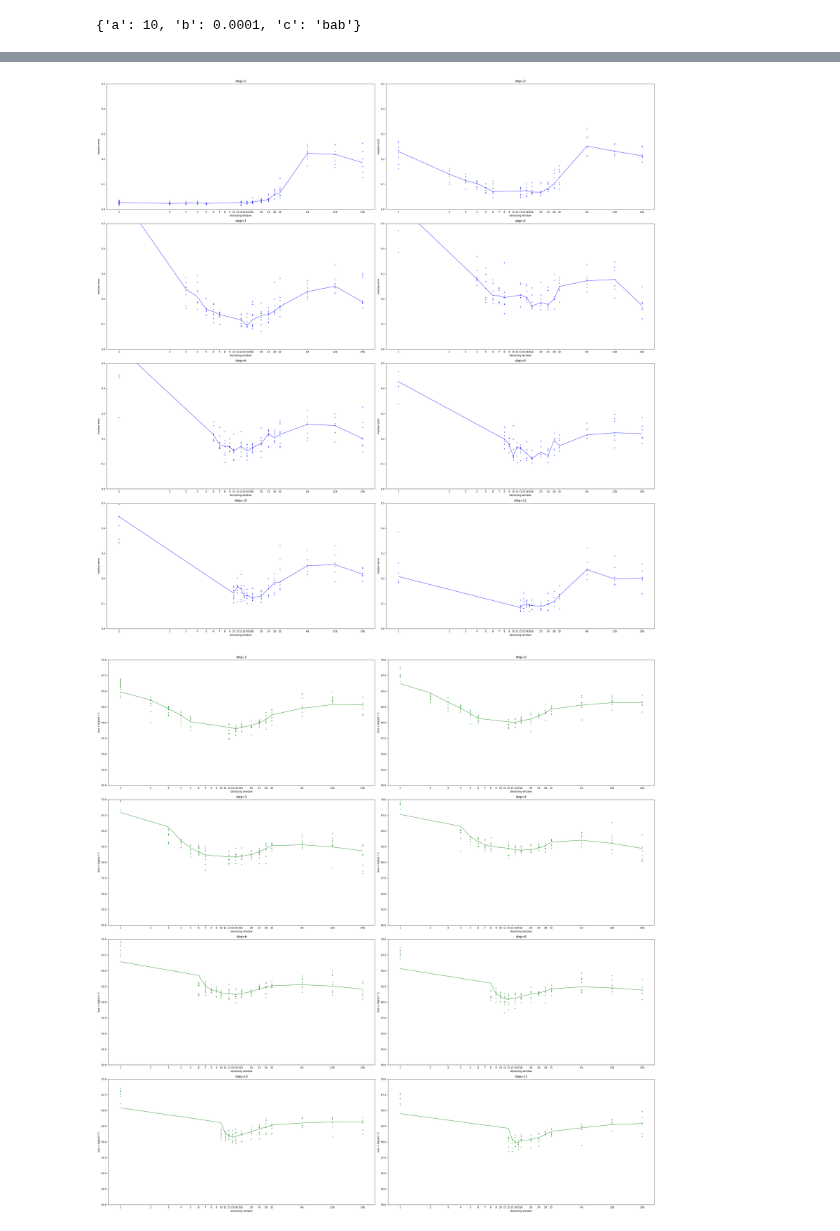
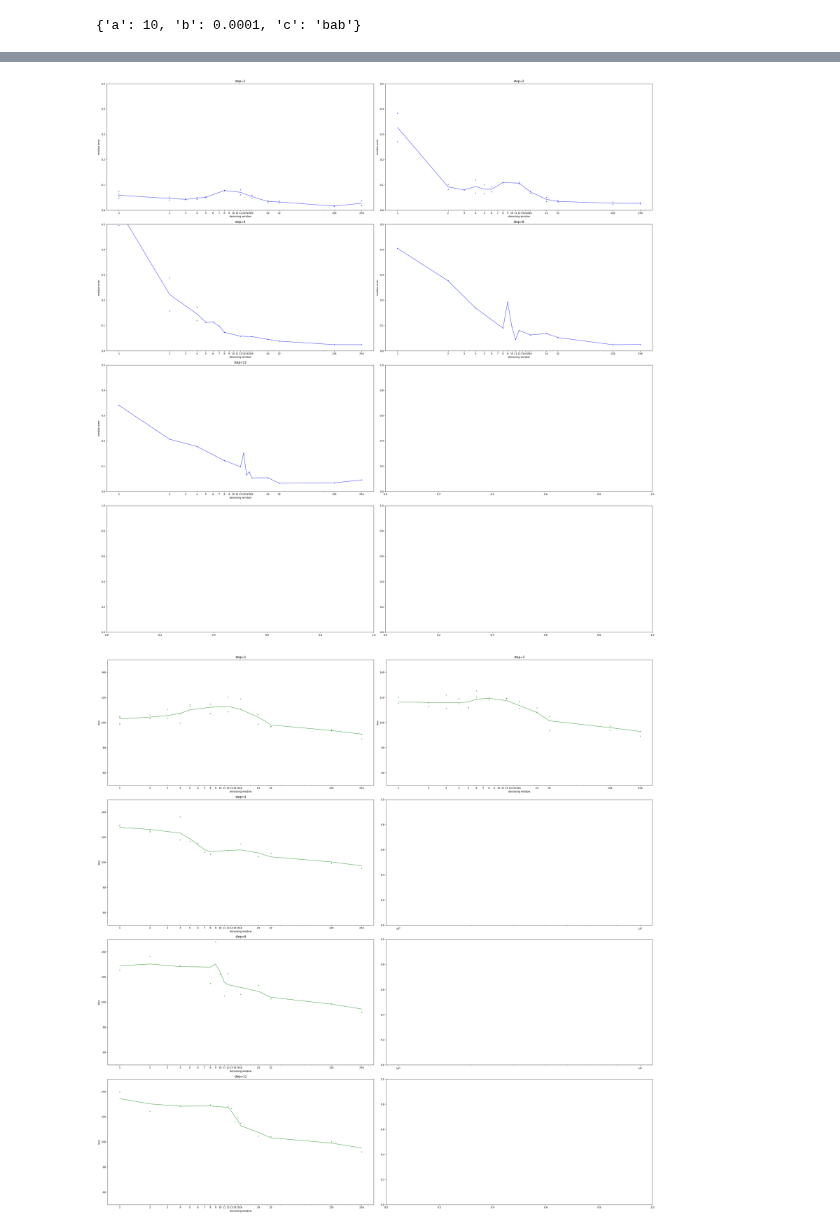
Before and after one commit to msh2481/gud, a Jupyter notebook: report.ipynb, the cells around one changed output, grey strips where cells are left out. Drawn from its saved outputs; the diff is of its cells as text; code cells hidden in the pictures.

```diff
--- a/report.ipynb
+++ b/report.ipynb
@@ -37,3 +37,6 @@ def parse_params(s: str) -> dict:
 print(parse_params("a=10 b=1e-4 c=bab | some comment # whatever else"))
 # %% [output]
 {'a': 10, 'b': 0.0001, 'c': 'bab'}
+# %%
+exp = loader.find_by_id(2712)
+exp.config["train_config"]["output_path"]
@@ -39,0 +45,15 @@ print(parse_params("a=10 b=1e-4 c=bab | some comment # whatever else"))
+# %%
+names = ["cont-2"]
+for exp in loader.find_all():
+    if "comment" not in exp.meta:
+        continue
+    notes = exp.meta["comment"]
+    if not any(name in notes for name in names):
+        continue
+    if "#0" not in notes:
+        continue
+    params = parse_params(notes)
+    step = params["step"]
+    w = params.get("w", None)
+    if step == 1 and w in [1, 16, 128]:
+        print(f"{step} {w}: {exp.config['train_config']['output_path']}")
@@ -43,7 +67,7 @@ from pprint import pprint
 
 error_lists = defaultdict(list)
 loss_lists = defaultdict(list)
-names = ["slope-6"]  # , "fixed-steps"]
+names = ["cont-2"]  # , "fixed-steps"]
 
 for exp in loader.find_all():
     if "comment" not in exp.meta:
@@ -202,7 +213,7 @@ for step in steps:
             errors = error_lists[(step, w)]
             if len(losses) == len(errors):
                 # Color based on window size w
-                color = plt.cm.viridis(np.log(w) / np.log(max(ws)))
+                color = plt.cm.viridis(np.log(step) / np.log(max(steps)))
                 plt.scatter(
                     losses,
                     errors,
@@ -211,7 +222,7 @@ for step in steps:
                 )
 
 # plt.colorbar()
-# plt.yscale("log")
+plt.yscale("log")
 plt.xlabel("Loss")
 plt.ylabel("Error")
 plt.show()
@@ -278,7 +288,7 @@ for ax, (step, color) in zip(axes, zip(steps, colors)):
 plt.tight_layout()
 plt.show()
 # %% [output]
-[figure, old version]
+[figure, new version]
 # %%
 import matplotlib.pyplot as plt
 import numpy as np
@@ -295,48 +305,44 @@ colors = plt.cm.Set1(np.linspace(0.3, 0.7, len(steps)))
 for ax, (step, color) in zip(axes, zip(steps, colors)):
     color = "green"
     ax.set_xscale("log")
-    C = 12 / np.log(256)
 
     # Collect and compute statistics for each window size
     means, stds, xs = [], [], []
     for w in ws:
         cur = loss_lists[(step, w)]
         if len(cur) > 0:
             means.append(np.median(cur))
             stds.append(np.std(cur))
             xs.append(w)
-            ax.plot(
-                [w] * len(cur), cur + np.log(w) * C, "o", ms=3, alpha=0.5, color=color
-            )
+            ax.plot([w] * len(cur), cur, "o", ms=3, alpha=0.5, color=color)
 
     if len(xs) == 0:
         continue
 
     # Convert to arrays
     xs = np.array(xs)
-    correction = np.log(xs) * C
-    means = np.array(means) + correction
+    means = np.array(means)
     stds = np.array(stds)
 
     # Smooth means and stds with gaussian filter
     means = gaussian_filter1d(means, sigma=1.0)
     stds = gaussian_filter1d(stds, sigma=1.0)
 
     # Plot mean line and std area
     ax.plot(xs, means, "-", label=f"step={step}", color=color, lw=1)
     # ax.fill_between(xs, means - stds, means + stds, alpha=0.05, color=color)
 
     ax.set_xticks(ws)
     ax.set_xticklabels([str(w) for w in ws])
     ax.set_title(f"step={step}")
     ax.set_xlabel("denoising window")
-    ax.set_ylabel("loss + log(w) * C")
-    ax.set_ylim(50.0, 70.0)
+    ax.set_ylabel("loss")
+    ax.set_ylim(50.0, 150.0)
 
 plt.tight_layout()
 plt.show()
 # %% [output]
-[figure, old version]
+[figure, new version]
 # %%
 import matplotlib.pyplot as plt
 import numpy as np
```
Also changed, not shown: parts of 8 cells of this notebook, 2 other files.
